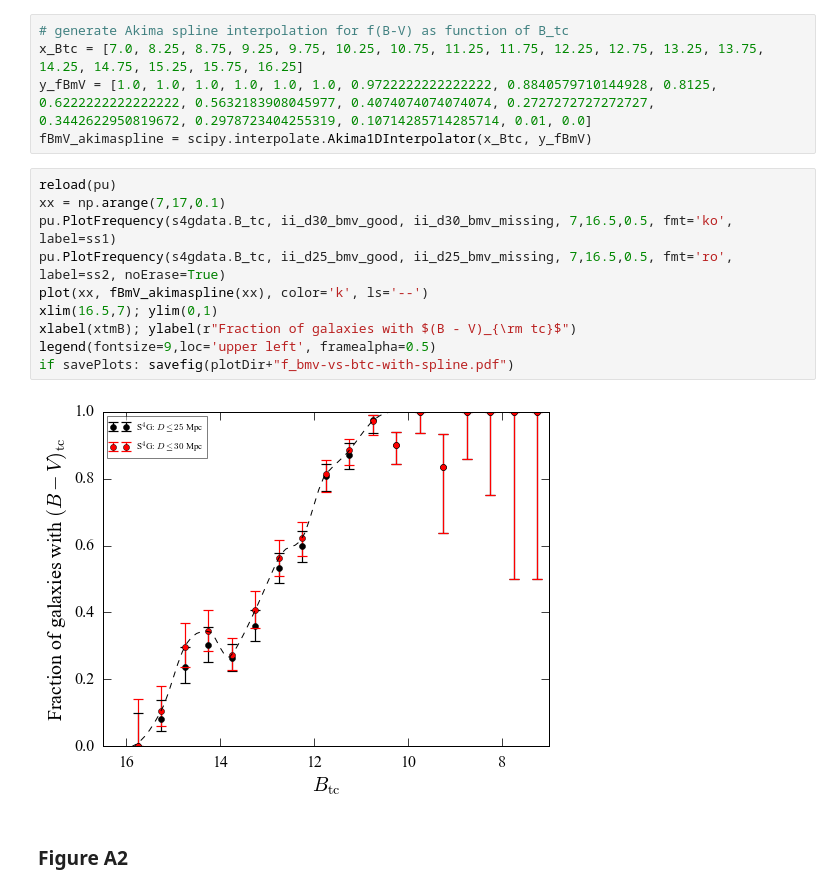
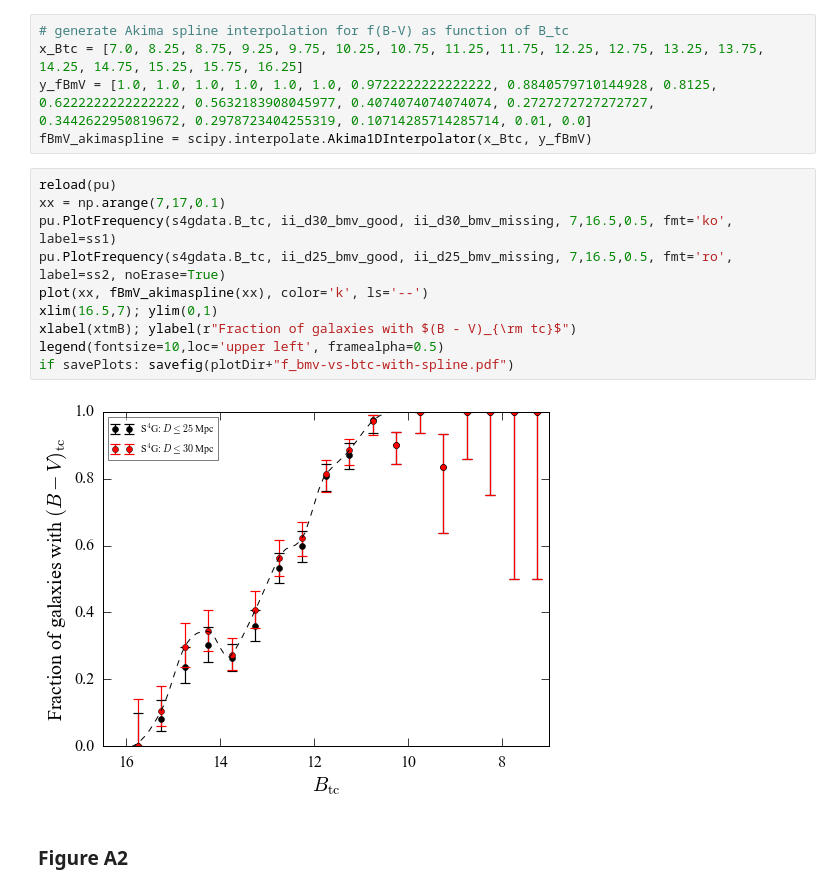
Before and after one commit to perwin/s4g_barfractions, a Jupyter notebook: s4gbars_main.ipynb, the cells around one changed output. Saved outputs shown, nothing was run; the diff lists cells and outputs as text.

```diff
--- a/s4gbars_main.ipynb
+++ b/s4gbars_main.ipynb
@@ -592,14 +600,14 @@ fBmV_akimaspline = scipy.interpolate.Akima1DInterpolator(x_Btc, y_fBmV)
 # %%
 reload(pu)
 xx = np.arange(7,17,0.1)
 pu.PlotFrequency(s4gdata.B_tc, ii_d30_bmv_good, ii_d30_bmv_missing, 7,16.5,0.5, fmt='ko', label=ss1)
 pu.PlotFrequency(s4gdata.B_tc, ii_d25_bmv_good, ii_d25_bmv_missing, 7,16.5,0.5, fmt='ro', label=ss2, noErase=True)
 plot(xx, fBmV_akimaspline(xx), color='k', ls='--')
 xlim(16.5,7); ylim(0,1)
 xlabel(xtmB); ylabel(r"Fraction of galaxies with $(B - V)_{\rm tc}$")
-legend(fontsize=9,loc='upper left', framealpha=0.5)
+legend(fontsize=10,loc='upper left', framealpha=0.5)
 if savePlots: savefig(plotDir+"f_bmv-vs-btc-with-spline.pdf")
 # %% [output]
-[figure, old version]
+[figure, new version]
 # %% [markdown]
 ### Figure A2
```
Also changed, not shown: parts of 6 cells of this notebook, 2 other files.
